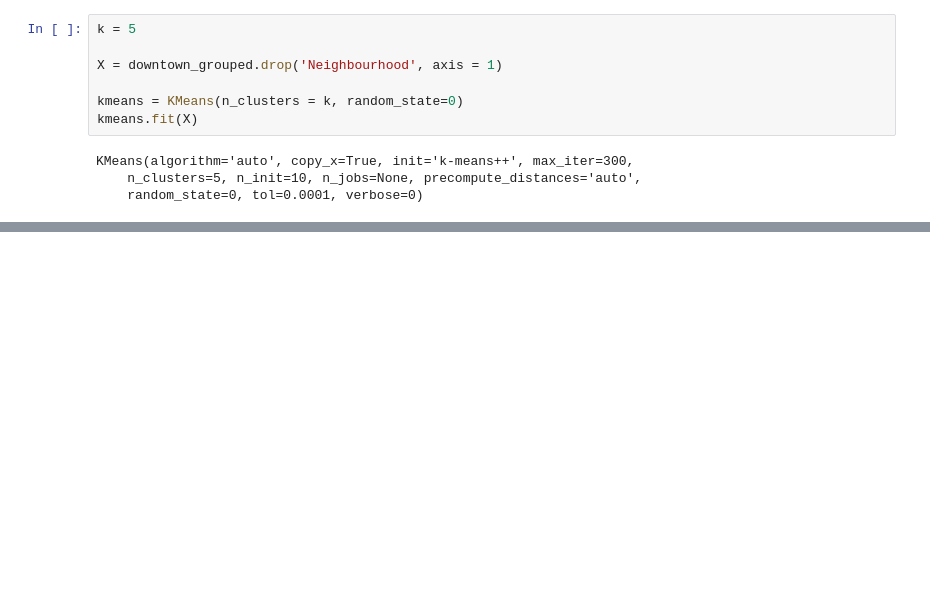
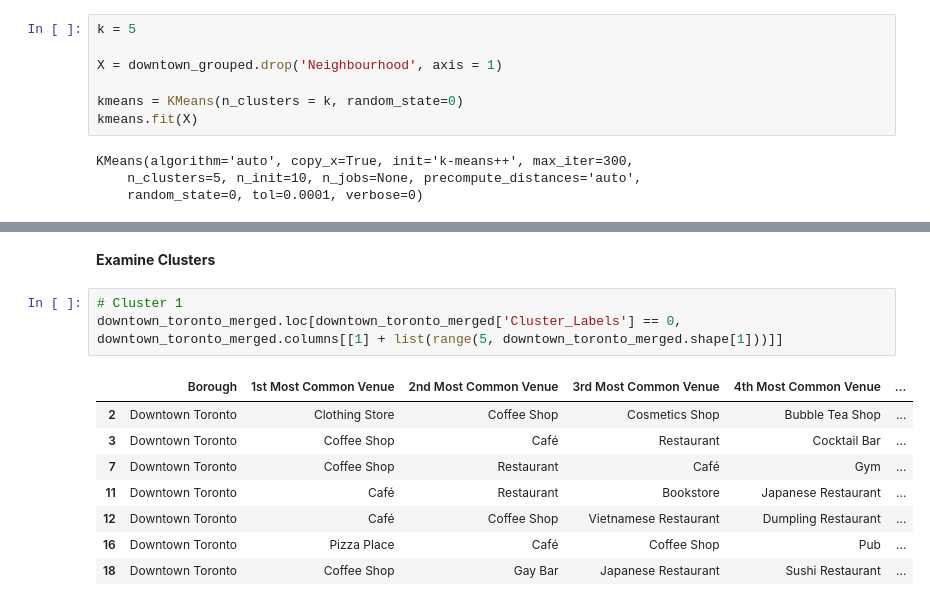
Before and after one commit to hefangzhang/Coursera_Capstone, a Jupyter notebook: Capstone-week3.ipynb, the cells around one changed output, grey strips where cells are left out. Saved outputs shown, nothing was run; the diff lists cells and outputs as text; blank space fills up the shorter version.

```diff
--- a/Capstone-week3.ipynb
+++ b/Capstone-week3.ipynb
@@ -542,0 +566,14 @@ downtown_toronto_merged.head()
+# %% [markdown]
+__Examine Clusters__
+# %%
+# Cluster 1
+downtown_toronto_merged.loc[downtown_toronto_merged['Cluster_Labels'] == 0, downtown_toronto_merged.columns[[1] + list(range(5, downtown_toronto_merged.shape[1]))]]
+# %% [output]
+|  | Borough | 1st Most Common Venue | 2nd Most Common Venue | 3rd Most Common Venue | 4th Most Common Venue | ... |
+| 2 | Downtown Toronto | Clothing Store | Coffee Shop | Cosmetics Shop | Bubble Tea Shop | ... |
+| 3 | Downtown Toronto | Coffee Shop | Café | Restaurant | Cocktail Bar | ... |
+| 7 | Downtown Toronto | Coffee Shop | Restaurant | Café | Gym | ... |
+| 11 | Downtown Toronto | Café | Restaurant | Bookstore | Japanese Restaurant | ... |
+| 12 | Downtown Toronto | Café | Coffee Shop | Vietnamese Restaurant | Dumpling Restaurant | ... |
+| 16 | Downtown Toronto | Pizza Place | Café | Coffee Shop | Pub | ... |
+| 18 | Downtown Toronto | Coffee Shop | Gay Bar | Japanese Restaurant | Sushi Restaurant | ... |
```
Also changed, not shown: parts of 35 cells of this notebook.
